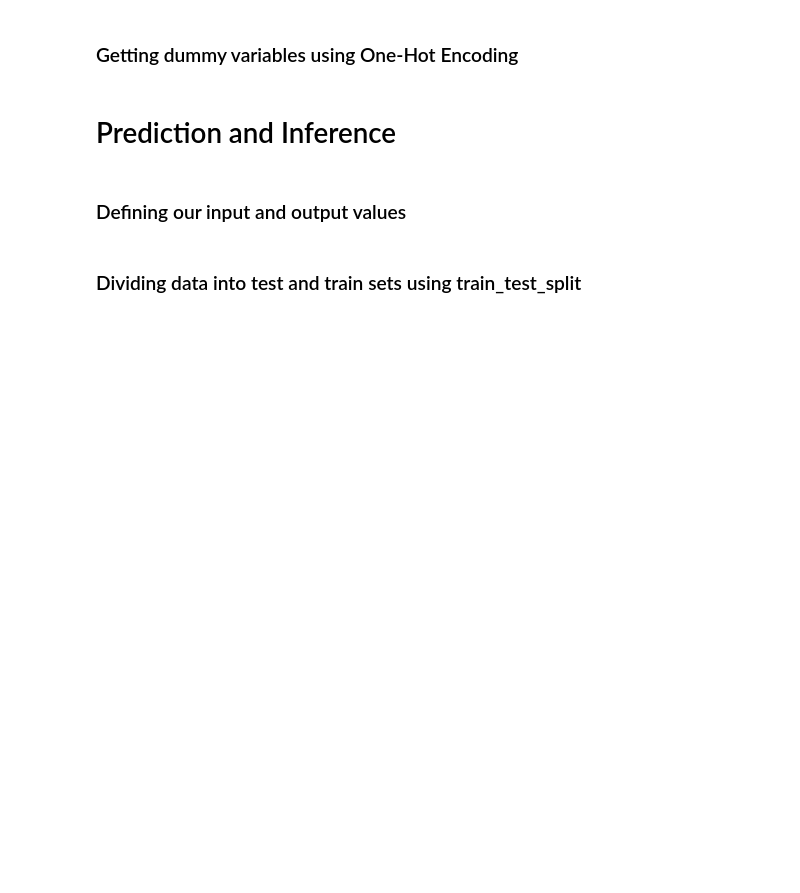
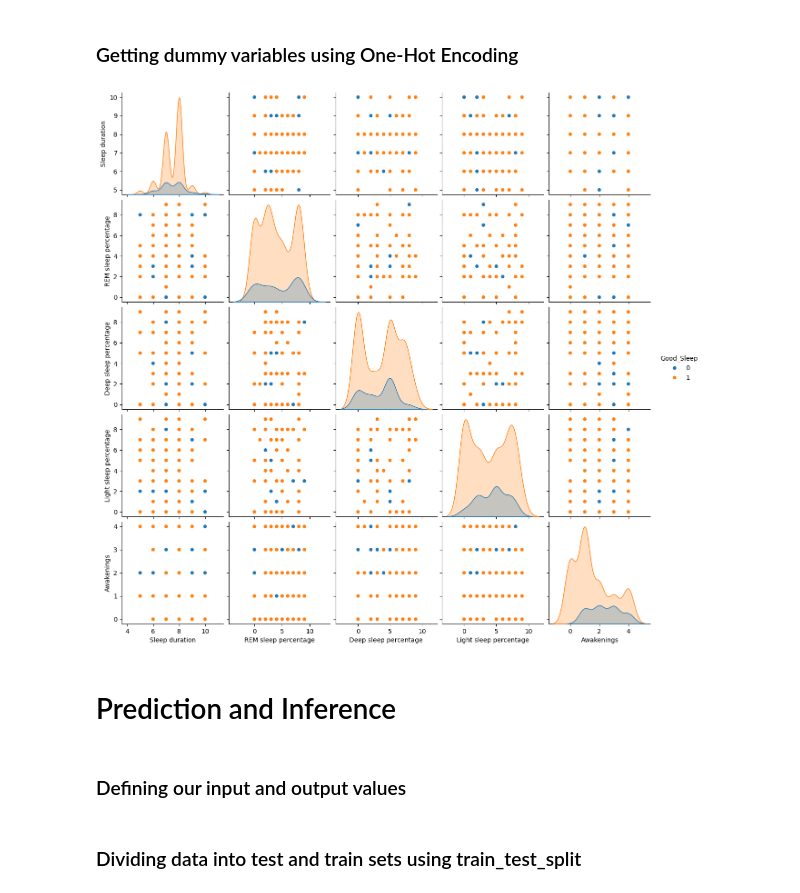
Before and after one commit to tazam777/sleep_efficiency_indicator, a Jupyter notebook: SleepProjectV2.ipynb, the cells around one changed output. Saved outputs shown, nothing was run; the diff lists cells and outputs as text; code cells hidden in the pictures; blank space fills up the shorter version.

Commit message:
added some more graphs and cleaned up

```diff
--- a/SleepProjectV2.ipynb
+++ b/SleepProjectV2.ipynb
@@ -619,3 +590,8 @@ for i in encode_col_list:
 
     # Drop the original column after encoding
     df.drop(i, axis=1, inplace=True)
+# %%
+sns.pairplot(df, hue='Good_Sleep', vars=['Sleep duration', 'REM sleep percentage', 'Deep sleep percentage', 'Light sleep percentage', 'Awakenings'])
+plt.show()
+# %% [output]
+[figure, added]
```
Also changed, not shown: parts of 29 cells of this notebook, 1 other file.
